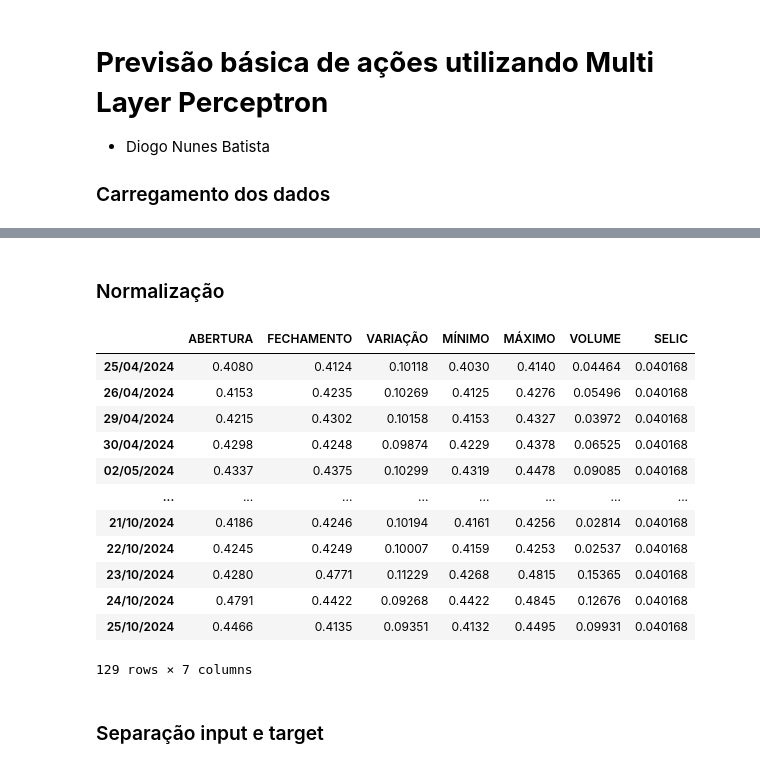
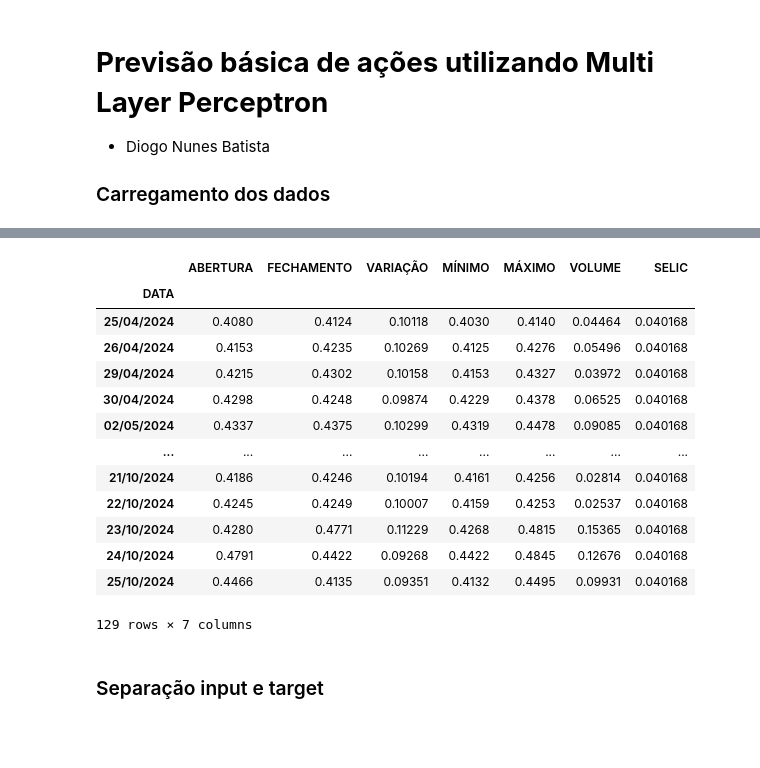
Before and after one commit to Diogo-NB/stock-exchange-mlp-predictions, a Jupyter notebook: stock_exchange_mlp_predictions.ipynb, the cells around one changed output, grey strips where cells are left out. Saved outputs shown, nothing was run; the diff lists cells and outputs as text; code cells hidden in the pictures; blank space fills up the shorter version.

```diff
--- a/stock_exchange_mlp_predictions.ipynb
+++ b/stock_exchange_mlp_predictions.ipynb
@@ -81,24 +7,26 @@ ax.get_figure().show()
-# %% [markdown]
-### Normalização
-# %%
-df[['ABERTURA', 'FECHAMENTO', 'MÍNIMO', 'MÁXIMO']] = df[['ABERTURA', 'FECHAMENTO', 'MÍNIMO', 'MÁXIMO']].div(100.0)
-df['VOLUME'] = df['VOLUME'].div(1000.0)
-df['VARIAÇÃO'] = df['VARIAÇÃO'].add(100.0).div(1000.0)
-df
-# %% [output]
-|  | ABERTURA | FECHAMENTO | VARIAÇÃO | MÍNIMO | MÁXIMO | VOLUME | SELIC |
-| 25/04/2024 | 0.4080 | 0.4124 | 0.10118 | 0.4030 | 0.4140 | 0.04464 | 0.040168 |
-| 26/04/2024 | 0.4153 | 0.4235 | 0.10269 | 0.4125 | 0.4276 | 0.05496 | 0.040168 |
-| 29/04/2024 | 0.4215 | 0.4302 | 0.10158 | 0.4153 | 0.4327 | 0.03972 | 0.040168 |
-| 30/04/2024 | 0.4298 | 0.4248 | 0.09874 | 0.4229 | 0.4378 | 0.06525 | 0.040168 |
-| 02/05/2024 | 0.4337 | 0.4375 | 0.10299 | 0.4319 | 0.4478 | 0.09085 | 0.040168 |
-| ... | ... | ... | ... | ... | ... | ... | ... |
-| 21/10/2024 | 0.4186 | 0.4246 | 0.10194 | 0.4161 | 0.4256 | 0.02814 | 0.040168 |
-| 22/10/2024 | 0.4245 | 0.4249 | 0.10007 | 0.4159 | 0.4253 | 0.02537 | 0.040168 |
-| 23/10/2024 | 0.4280 | 0.4771 | 0.11229 | 0.4268 | 0.4815 | 0.15365 | 0.040168 |
-| 24/10/2024 | 0.4791 | 0.4422 | 0.09268 | 0.4422 | 0.4845 | 0.12676 | 0.040168 |
-| 25/10/2024 | 0.4466 | 0.4135 | 0.09351 | 0.4132 | 0.4495 | 0.09931 | 0.040168 |
-129 rows × 7 columns
+# %%
+import pandas
+import numpy as np
+
+STOCK_NAME = 'IRBR3'
+
+df = pandas.read_csv(f'data/final/{STOCK_NAME}.csv', index_col='DATA', sep=';', decimal='.')
+df
+# %% [output]
+|  | ABERTURA | FECHAMENTO | VARIAÇÃO | MÍNIMO | MÁXIMO | VOLUME | SELIC |
+| DATA |  |  |  |  |  |  |  |
+| 25/04/2024 | 0.4080 | 0.4124 | 0.10118 | 0.4030 | 0.4140 | 0.04464 | 0.040168 |
+| 26/04/2024 | 0.4153 | 0.4235 | 0.10269 | 0.4125 | 0.4276 | 0.05496 | 0.040168 |
+| 29/04/2024 | 0.4215 | 0.4302 | 0.10158 | 0.4153 | 0.4327 | 0.03972 | 0.040168 |
+| 30/04/2024 | 0.4298 | 0.4248 | 0.09874 | 0.4229 | 0.4378 | 0.06525 | 0.040168 |
+| 02/05/2024 | 0.4337 | 0.4375 | 0.10299 | 0.4319 | 0.4478 | 0.09085 | 0.040168 |
+| ... | ... | ... | ... | ... | ... | ... | ... |
+| 21/10/2024 | 0.4186 | 0.4246 | 0.10194 | 0.4161 | 0.4256 | 0.02814 | 0.040168 |
+| 22/10/2024 | 0.4245 | 0.4249 | 0.10007 | 0.4159 | 0.4253 | 0.02537 | 0.040168 |
+| 23/10/2024 | 0.4280 | 0.4771 | 0.11229 | 0.4268 | 0.4815 | 0.15365 | 0.040168 |
+| 24/10/2024 | 0.4791 | 0.4422 | 0.09268 | 0.4422 | 0.4845 | 0.12676 | 0.040168 |
+| 25/10/2024 | 0.4466 | 0.4135 | 0.09351 | 0.4132 | 0.4495 | 0.09931 | 0.040168 |
+129 rows × 7 columns
 # %% [markdown]
 ### Separação input e target
 # %%
```
Also changed, not shown: parts of 6 cells of this notebook, 8 other files.
